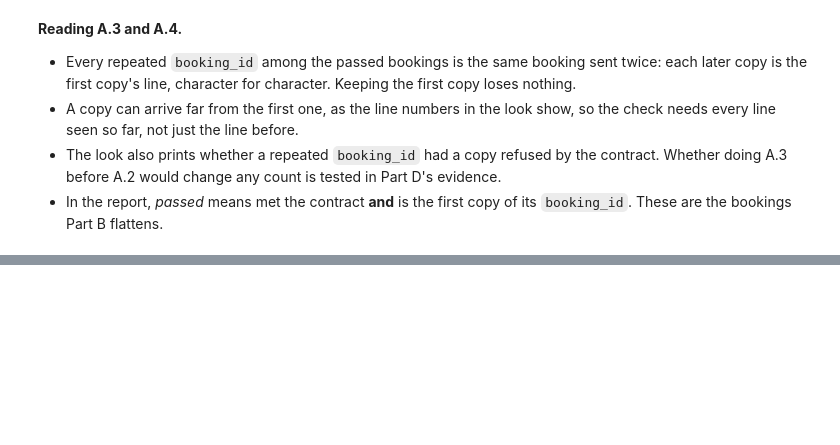
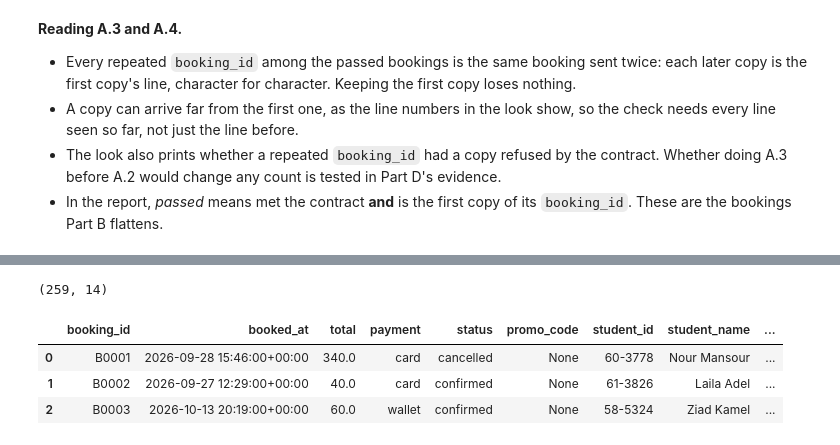
Before and after one commit to DanEhab/daniel-ehab_58-3825_MET-02_task2, a Jupyter notebook: task2.ipynb, the cells around one changed output, grey strips where cells are left out. Cells and saved outputs as stored; diff of their text form; code cells hidden in the pictures; blank space fills up the shorter version.

Commit message:
Part B.1-B.2: flatten into bookings and booking_tickets

```diff
--- a/task2.ipynb
+++ b/task2.ipynb
@@ -831,0 +843,12 @@ print("✓", len(lines), "lines read =", len(valid), "passed +", len(all_quarant
+# %%
+dumps = [booking.model_dump() for _, booking in valid]
+
+bookings = pd.json_normalize(dumps, sep="_").drop(columns="tickets")
+print(bookings.shape)
+bookings.head(3)
+# %% [output]
+(259, 14)
+|  | booking_id | booked_at | total | payment | status | promo_code | student_id | student_name | ... |
+| 0 | B0001 | 2026-09-28 15:46:00+00:00 | 340.0 | card | cancelled | None | 60-3778 | Nour Mansour | ... |
+| 1 | B0002 | 2026-09-27 12:29:00+00:00 | 40.0 | card | confirmed | None | 61-3826 | Laila Adel | ... |
+| 2 | B0003 | 2026-10-13 20:19:00+00:00 | 60.0 | wallet | confirmed | None | 58-5324 | Ziad Kamel | ... |
```
Also changed, not shown: parts of 9 cells of this notebook.
